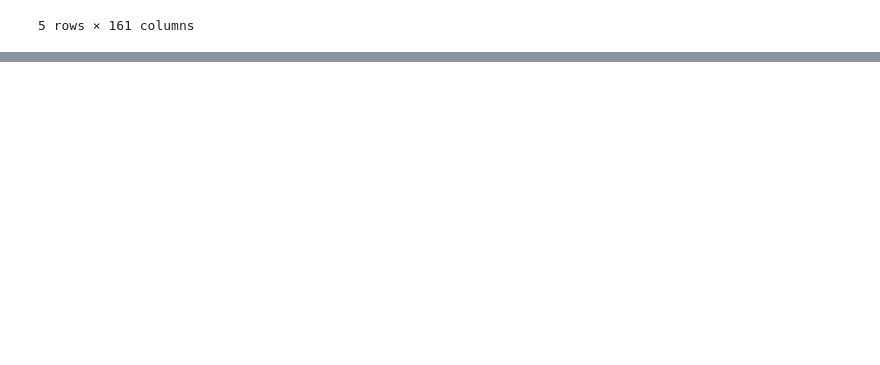
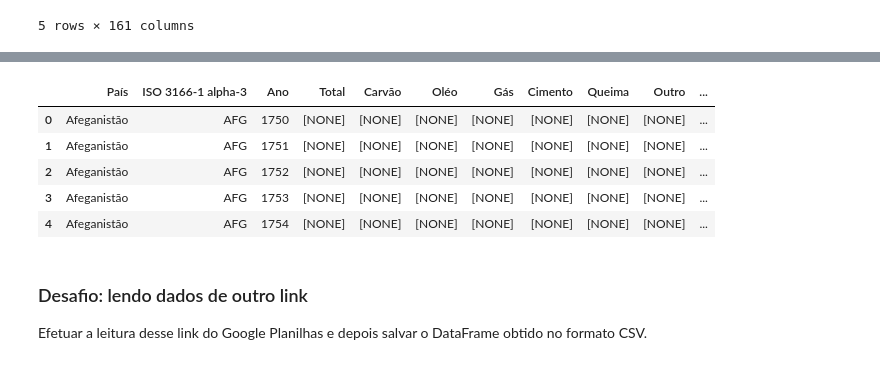
Before and after one commit to mateusopaiva/pandas-formato-arquivos, a Jupyter notebook: Pandas_I_O_trabalhando_com_diferentes_formatos_de_arquivos.ipynb, the cells around one changed output, grey strips where cells are left out. Drawn from its saved outputs; the diff is of its cells as text; code cells hidden in the pictures; blank space fills up the shorter version.

Commit message:
Utilizando planilhas

```diff
--- a/Pandas_I_O_trabalhando_com_diferentes_formatos_de_arquivos.ipynb
+++ b/Pandas_I_O_trabalhando_com_diferentes_formatos_de_arquivos.ipynb
@@ -123,0 +229,16 @@ dados_sus.head()
+# %%
+sheet_id = '1lzq0k-41-MbbS63C3Q9i1wPvLkSJt9zhr4Jolt1vEog'
+sheet_name = 'fontes'
+url_fontes = f'https://docs.google.com/spreadsheets/d/{sheet_id}/gviz/tq?tqx=out:csv&sheet={sheet_name}'
+fontes_sheets = pd.read_csv(url_fontes)
+fontes_sheets.head()
+# %% [output]
+|  | País | ISO 3166-1 alpha-3 | Ano | Total | Carvão | Oléo | Gás | Cimento | Queima | Outro | ... |
+| 0 | Afeganistão | AFG | 1750 | [NONE] | [NONE] | [NONE] | [NONE] | [NONE] | [NONE] | [NONE] | ... |
+| 1 | Afeganistão | AFG | 1751 | [NONE] | [NONE] | [NONE] | [NONE] | [NONE] | [NONE] | [NONE] | ... |
+| 2 | Afeganistão | AFG | 1752 | [NONE] | [NONE] | [NONE] | [NONE] | [NONE] | [NONE] | [NONE] | ... |
+| 3 | Afeganistão | AFG | 1753 | [NONE] | [NONE] | [NONE] | [NONE] | [NONE] | [NONE] | [NONE] | ... |
+| 4 | Afeganistão | AFG | 1754 | [NONE] | [NONE] | [NONE] | [NONE] | [NONE] | [NONE] | [NONE] | ... |
+# %% [markdown]
+### Desafio: lendo dados de outro link
+Efetuar a leitura desse link do Google Planilhas e depois salvar o DataFrame obtido no formato CSV.
```
Also changed, not shown: parts of 12 cells of this notebook.
